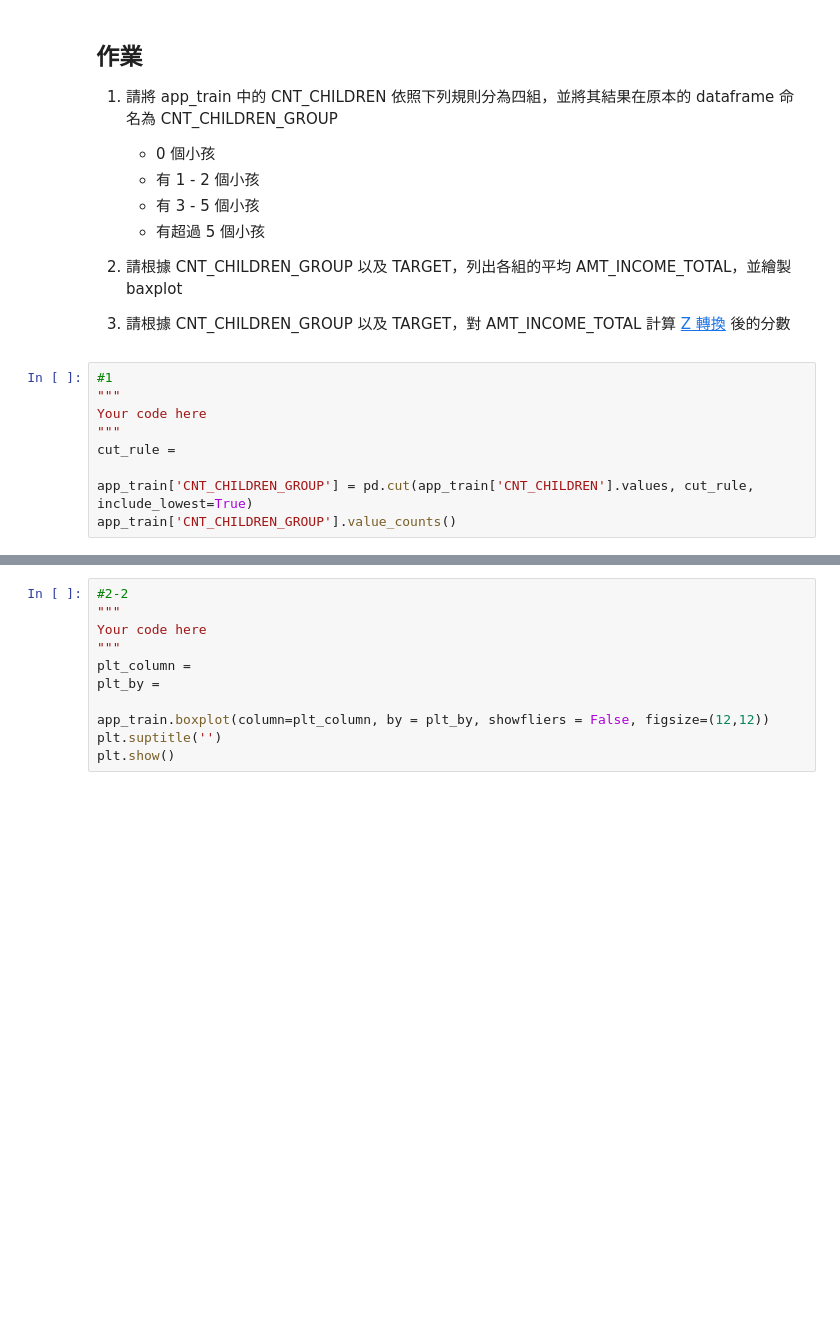
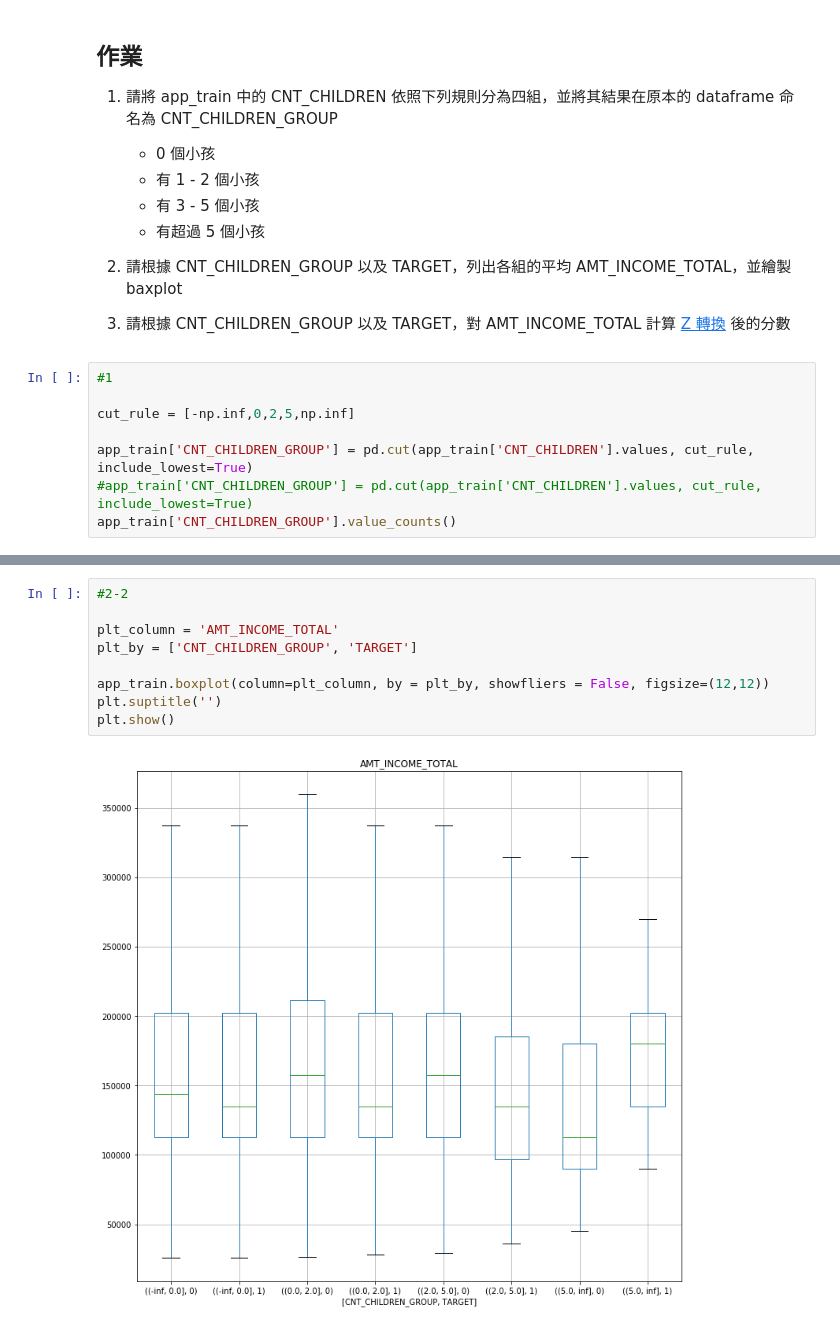
Before and after one commit to yingju0928/ML100Days, a Jupyter notebook: homework/Day_013_HW.ipynb, the cells around one changed output, grey strips where cells are left out. Saved outputs shown, nothing was run; the diff lists cells and outputs as text; blank space fills up the shorter version.

```diff
--- a/homework/Day_013_HW.ipynb
+++ b/homework/Day_013_HW.ipynb
@@ -62,10 +62,9 @@ sub_df.head(n=100)
 3. 請根據 CNT_CHILDREN_GROUP 以及 TARGET，對 AMT_INCOME_TOTAL 計算 [Z 轉換](https://en.wikipedia.org/wiki/Standard_score) 後的分數
 # %%
 #1
-"""
-Your code here
-"""
-cut_rule =
+
+cut_rule = [-np.inf,0,2,5,np.inf]
 
 app_train['CNT_CHILDREN_GROUP'] = pd.cut(app_train['CNT_CHILDREN'].values, cut_rule, include_lowest=True)
+#app_train['CNT_CHILDREN_GROUP'] = pd.cut(app_train['CNT_CHILDREN'].values, cut_rule, include_lowest=True)
 app_train['CNT_CHILDREN_GROUP'].value_counts()
@@ -81,13 +95,13 @@ grouped_df.mean()
 # %%
 #2-2
-"""
-Your code here
-"""
-plt_column =
-plt_by =
+
+plt_column = 'AMT_INCOME_TOTAL'
+plt_by = ['CNT_CHILDREN_GROUP', 'TARGET']
 
 app_train.boxplot(column=plt_column, by = plt_by, showfliers = False, figsize=(12,12))
 plt.suptitle('')
 plt.show()
+# %% [output]
+[figure, added]
 # %%
 #3
```
Also changed, not shown: parts of 3 cells of this notebook.
